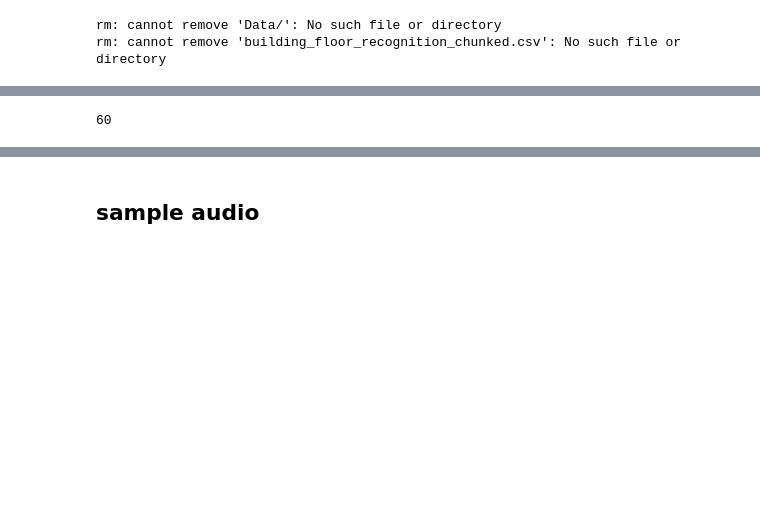
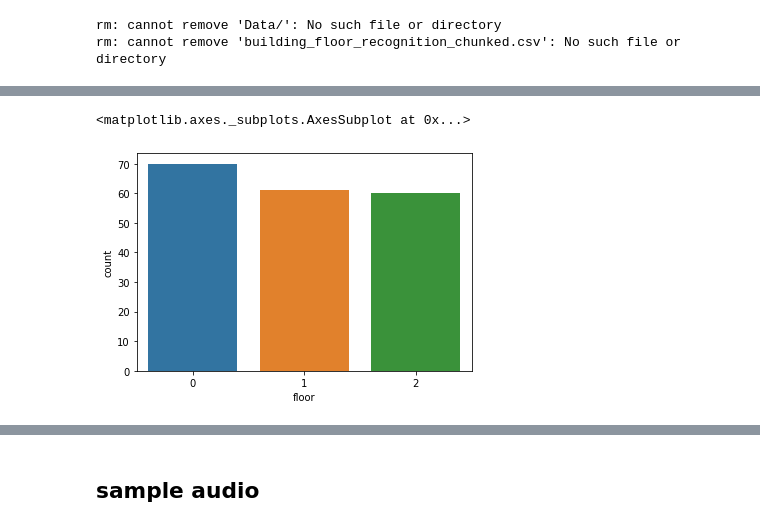
Before and after one commit to nprime496/building-floor-recognition, a Jupyter notebook: code/audio_classification.ipynb, the cells around one changed output, grey strips where cells are left out. Saved outputs shown, nothing was run; the diff lists cells and outputs as text; code cells hidden in the pictures; blank space fills up the shorter version.

```diff
--- a/code/audio_classification.ipynb
+++ b/code/audio_classification.ipynb
@@ -533,7 +540,9 @@ array(['FV13', 'TIS06'], dtype=object)
 # %%
-sum(dataset.floor)
+
+sns.countplot(dataset.floor)
 # %% [output]
-60
+<matplotlib.axes._subplots.AxesSubplot at 0x...>
+[figure, added]
 # %%
 dataset.shape
 # %% [output]
```
Also changed, not shown: parts of 75 cells of this notebook.
